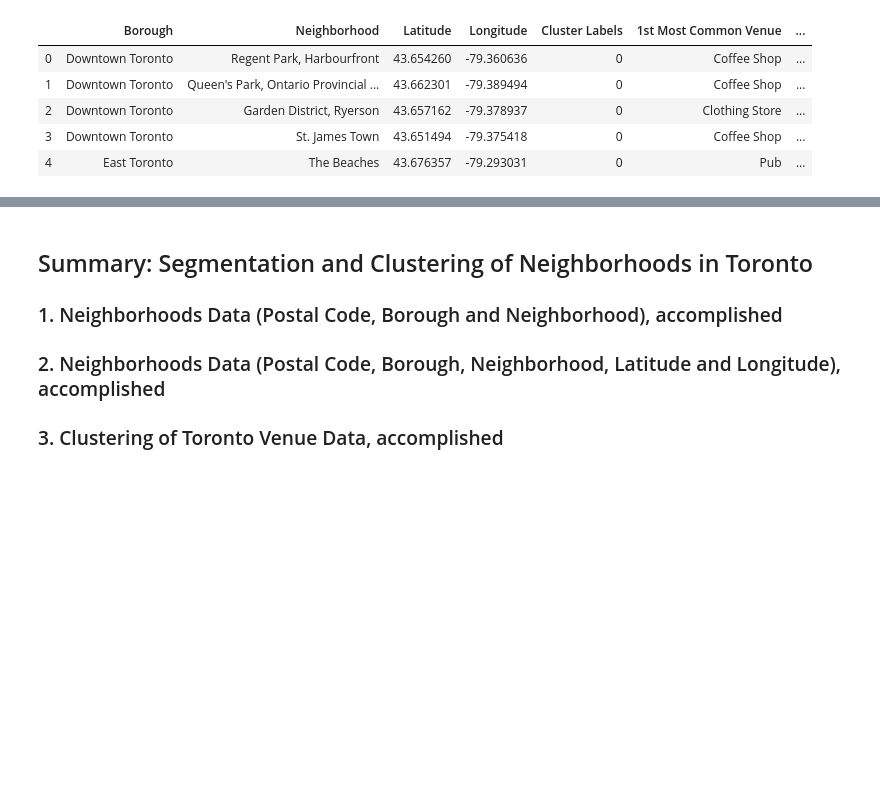
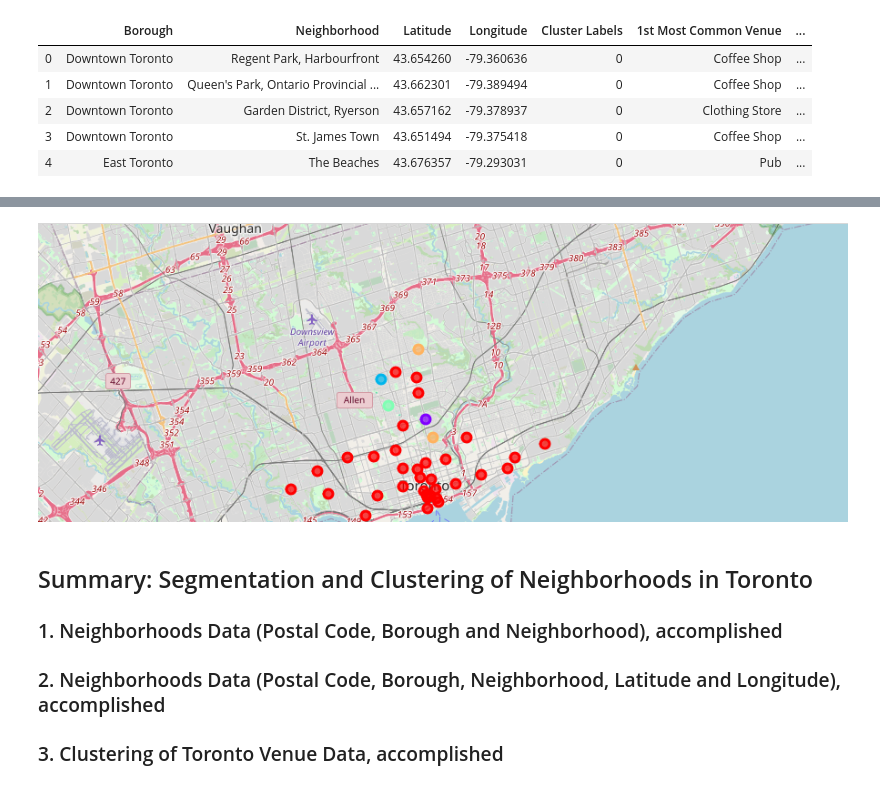
Before and after one commit to AndrijaMihoci-hub/Coursera_Capstone, a Jupyter notebook: Toronto_Segmentation_and_Clustering.ipynb, the cells around one changed output, grey strips where cells are left out. Cells and saved outputs as stored; diff of their text form; code cells hidden in the pictures; blank space fills up the shorter version.

```diff
--- a/Toronto_Segmentation_and_Clustering.ipynb
+++ b/Toronto_Segmentation_and_Clustering.ipynb
@@ -400,6 +407,13 @@ for lat, lon, poi, cluster in zip(toronto_merged['Latitude'], toronto_merged['Lo
 map_clusters
 # %% [output]
 [interactive output not drawn]
+# %%
+# For convenience, the clusters are displayed as a .png
+# For research reproducibility execute the codes above
+from IPython.display import Image
+Image("IBM_Toronto_Neighborhoods_Clusters.png")
+# %% [output]
+[figure, added]
 # %% [markdown]
 ## Summary: Segmentation and Clustering of Neighborhoods in Toronto
 
```
Also changed, not shown: parts of 1 cell of this notebook.
